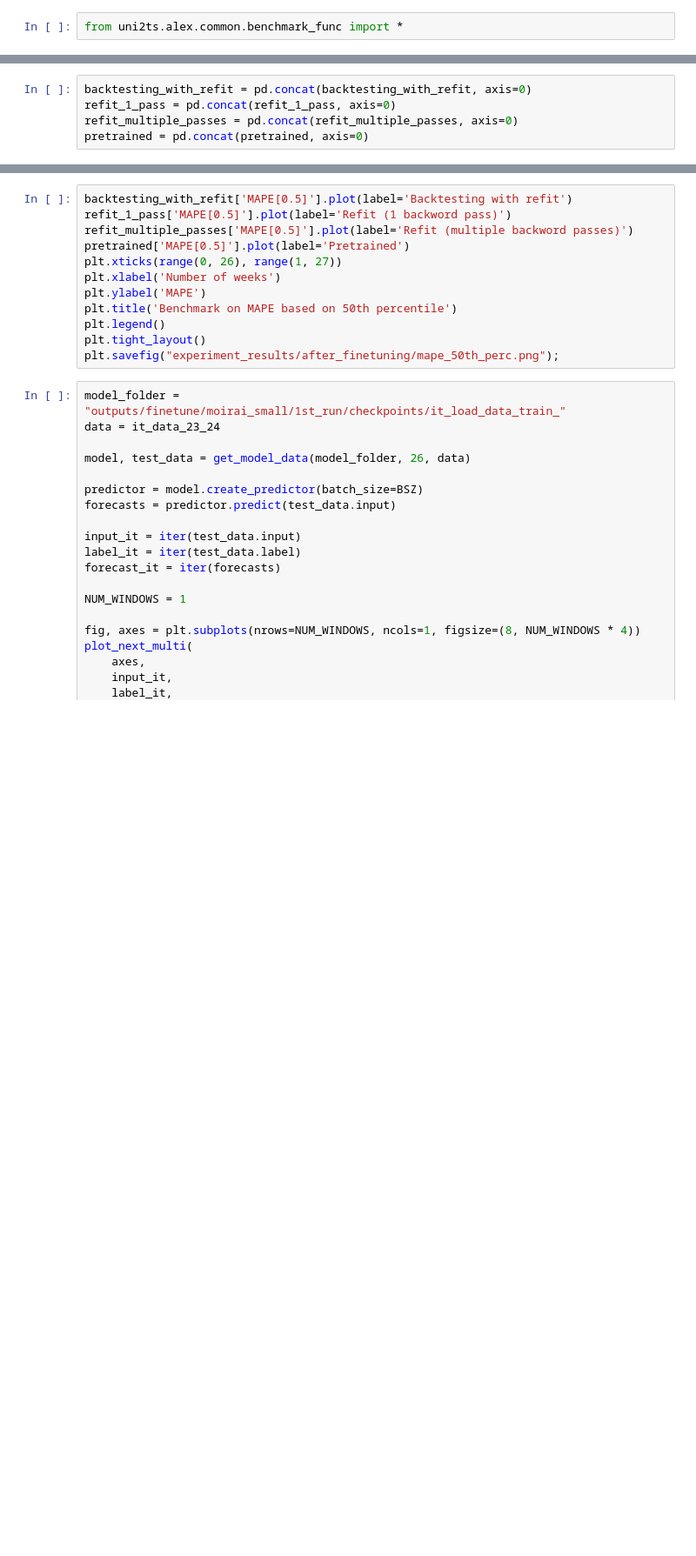
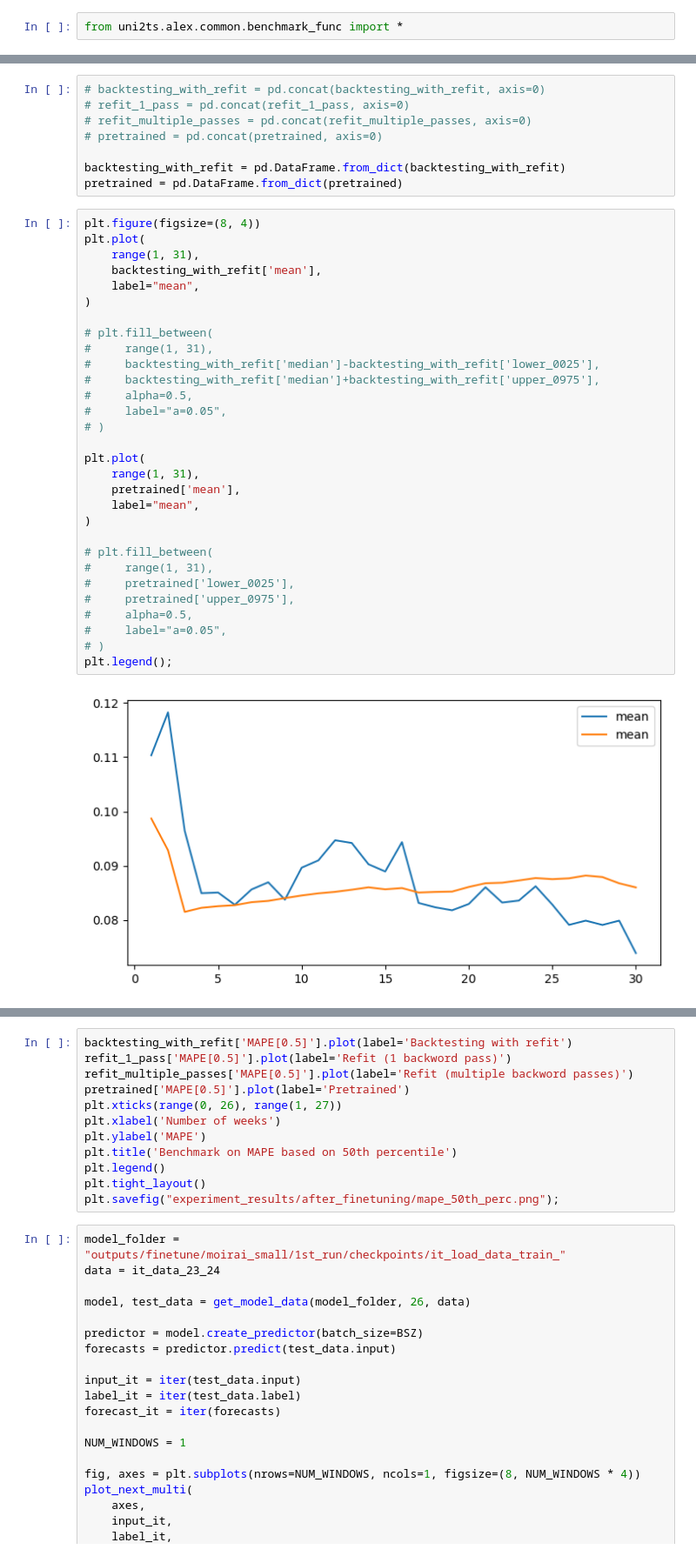
Before and after one commit to alexliap/moirai_explore, a Jupyter notebook: bench_backtesting.ipynb, the cells around one changed output, grey strips where cells are left out. Shown at 87% size. Saved outputs shown, nothing was run; the diff lists cells and outputs as text; blank space fills up the shorter version.

```diff
--- a/bench_backtesting.ipynb
+++ b/bench_backtesting.ipynb
@@ -43,6 +89,41 @@ pretrained = get_run_metrics(model_folder, prediction_lenght=7*24,
 # %%
-backtesting_with_refit = pd.concat(backtesting_with_refit, axis=0)
-refit_1_pass = pd.concat(refit_1_pass, axis=0)
-refit_multiple_passes = pd.concat(refit_multiple_passes, axis=0)
-pretrained = pd.concat(pretrained, axis=0)
+# backtesting_with_refit = pd.concat(backtesting_with_refit, axis=0)
+# refit_1_pass = pd.concat(refit_1_pass, axis=0)
+# refit_multiple_passes = pd.concat(refit_multiple_passes, axis=0)
+# pretrained = pd.concat(pretrained, axis=0)
+
+backtesting_with_refit = pd.DataFrame.from_dict(backtesting_with_refit)
+pretrained = pd.DataFrame.from_dict(pretrained)
+# %%
+plt.figure(figsize=(8, 4))
+plt.plot(
+    range(1, 31),
+    backtesting_with_refit['mean'],
+    label="mean",
+)
+
+# plt.fill_between(
+#     range(1, 31),
+#     backtesting_with_refit['median']-backtesting_with_refit['lower_0025'],
+#     backtesting_with_refit['median']+backtesting_with_refit['upper_0975'],
+#     alpha=0.5,
+#     label="a=0.05",
+# )
+
+plt.plot(
+    range(1, 31),
+    pretrained['mean'],
+    label="mean",
+)
+
+# plt.fill_between(
+#     range(1, 31),
+#     pretrained['lower_0025'],
+#     pretrained['upper_0975'],
+#     alpha=0.5,
+#     label="a=0.05",
+# )
+plt.legend();
+# %% [output]
+[figure, added]
 # %%
```
Also changed, not shown: parts of 6 cells of this notebook.
